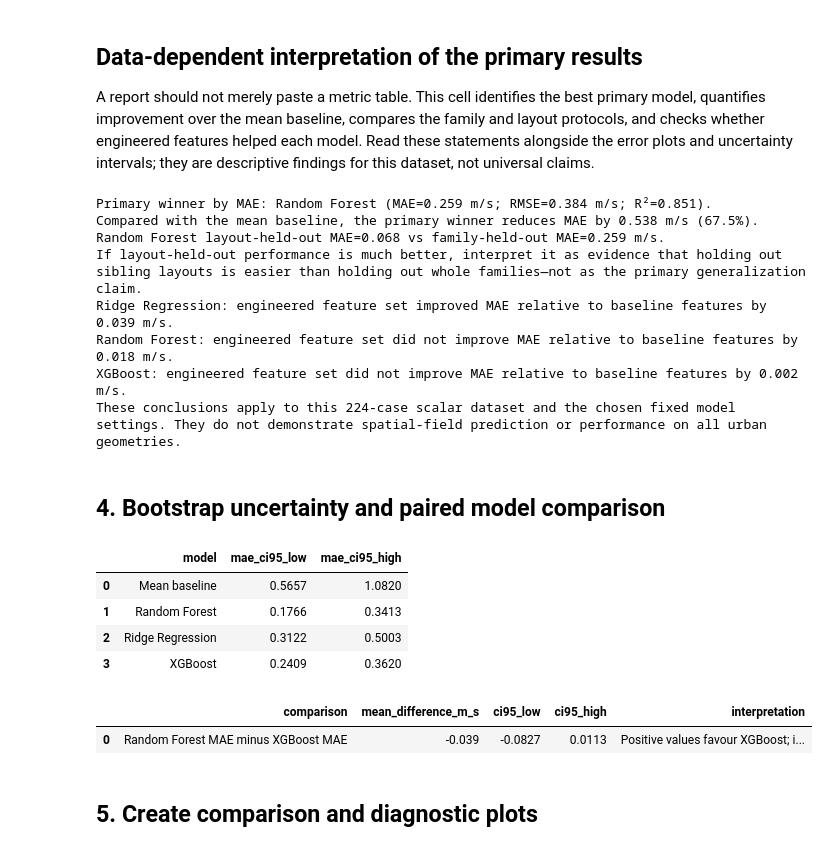
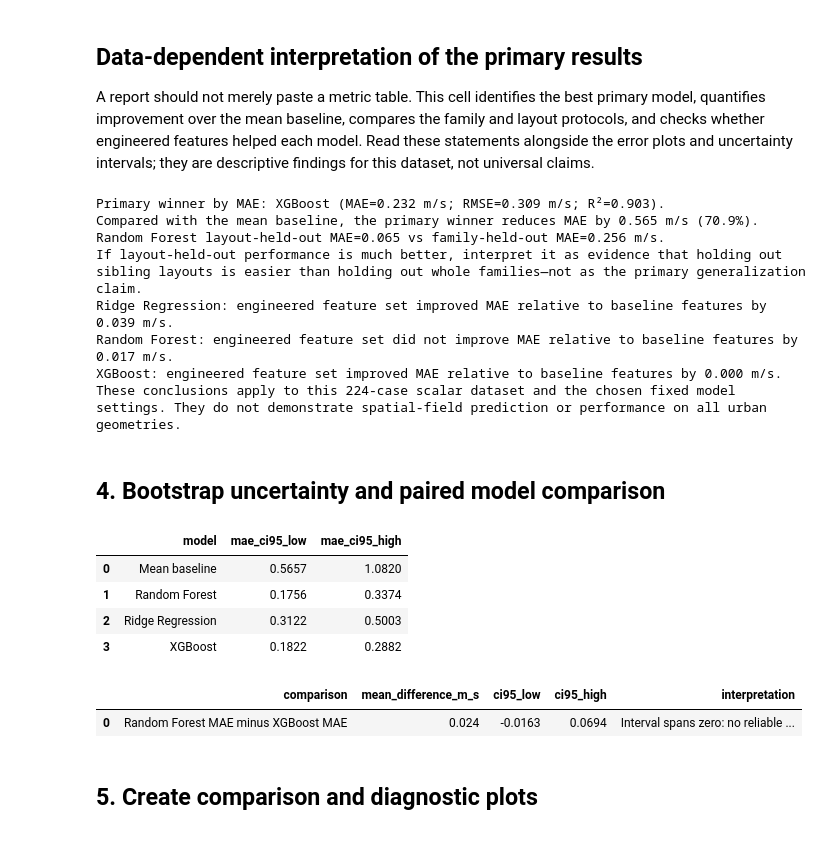
Before and after one commit to aarya-sr/T006-urban-microclimate-modelling, a Jupyter notebook: Machine Learning Pipeline/ML_07_evaluation_comparison.ipynb, the cells around one changed output. Drawn from its saved outputs; the diff is of its cells as text; code cells hidden in the pictures.

```diff
--- a/Machine Learning Pipeline/ML_07_evaluation_comparison.ipynb
+++ b/Machine Learning Pipeline/ML_07_evaluation_comparison.ipynb
@@ -41,6 +41,22 @@ print("Target:", TARGET)
 # %% [output]
 Dataset shape: (224, 22)
 Target: target_U_canopy_mean_m_s
+# %%
+RF_PARAMS = dict(n_estimators=300, min_samples_leaf=2, max_features=0.9,
+                 n_jobs=-1, random_state=42)
+XGB_PARAMS = dict(n_estimators=200, max_depth=2, learning_rate=0.03,
+                  min_child_weight=3, subsample=0.85, colsample_bytree=0.9,
+                  reg_lambda=2.0, objective="reg:squarederror",
+                  tree_method="hist", n_jobs=4, random_state=42)
+
+def mean_importance_table(importance_df):
+    """Sum one-hot columns back to the original feature within each fold,
+    then average across folds."""
+    per_fold = (importance_df
+                .groupby(["fold", "model", "feature"], as_index=False)
+                .importance.sum())
+    return (per_fold.groupby(["model", "feature"], as_index=False)
+            .importance.mean())
 # %% [markdown]
 ## 1. Define metrics, preprocessing and models
 
@@ -53,7 +69,6 @@ from sklearn.linear_model import Ridge
 from sklearn.metrics import mean_absolute_error, mean_squared_error, r2_score
 from sklearn.model_selection import GroupKFold, LeaveOneGroupOut
 from sklearn.pipeline import Pipeline
-from sklearn.preprocessing import OneHotEncoder, StandardScaler
 from sklearn.preprocessing import OneHotEncoder, StandardScaler
 from xgboost import XGBRegressor
 
@@ -70,8 +85,8 @@ def make_models(numeric_features=NUMERIC_FEATURES, categorical_features=CATEGORI
     return {
         "Mean baseline": None,
         "Ridge Regression": Pipeline([("preprocess", linear_pre), ("model", Ridge(alpha=1.0))]),
-        "Random Forest": Pipeline([("preprocess", tree_pre), ("model", RandomForestRegressor(n_estimators=100, min_samples_leaf=2, max_features=0.9, n_jobs=-1, random_state=42))]),
-        "XGBoost": Pipeline([("preprocess", tree_pre), ("model", XGBRegressor(n_estimators=100, max_depth=2, learning_rate=0.03, min_child_weight=3, subsample=0.85, colsample_bytree=0.9, reg_lambda=2.0, objective="reg:squarederror", tree_method="hist", n_jobs=4, random_state=42))]),
+        "Random Forest": Pipeline([("preprocess", tree_pre), ("model", RandomForestRegressor(**RF_PARAMS))]),
+        "XGBoost": Pipeline([("preprocess", tree_pre), ("model", XGBRegressor(**XGB_PARAMS))]),
     }
 
 PROTOCOLS = {
@@ -223,13 +238,13 @@ for model_name in ["Ridge Regression", "Random Forest", "XGBoost"]:
     print(f"{model_name}: engineered feature set {direction} MAE relative to baseline features by {abs(delta):.3f} m/s.")
 print("These conclusions apply to this 224-case scalar dataset and the chosen fixed model settings. They do not demonstrate spatial-field prediction or performance on all urban geometries.")
 # %% [output]
-Primary winner by MAE: Random Forest (MAE=0.259 m/s; RMSE=0.384 m/s; R²=0.851).
-Compared with the mean baseline, the primary winner reduces MAE by 0.538 m/s (67.5%).
-Random Forest layout-held-out MAE=0.068 vs family-held-out MAE=0.259 m/s.
+Primary winner by MAE: XGBoost (MAE=0.232 m/s; RMSE=0.309 m/s; R²=0.903).
+Compared with the mean baseline, the primary winner reduces MAE by 0.565 m/s (70.9%).
+Random Forest layout-held-out MAE=0.065 vs family-held-out MAE=0.256 m/s.
 If layout-held-out performance is much better, interpret it as evidence that holding out sibling layouts is easier than holding out whole families—not as the primary generalization claim.
 Ridge Regression: engineered feature set improved MAE relative to baseline features by 0.039 m/s.
-Random Forest: engineered feature set did not improve MAE relative to baseline features by 0.018 m/s.
-XGBoost: engineered feature set did not improve MAE relative to baseline features by 0.002 m/s.
+Random Forest: engineered feature set did not improve MAE relative to baseline features by 0.017 m/s.
+XGBoost: engineered feature set improved MAE relative to baseline features by 0.000 m/s.
 These conclusions apply to this 224-case scalar dataset and the chosen fixed model settings. They do not demonstrate spatial-field prediction or performance on all urban geometries.
 # %% [markdown]
 ## 4. Bootstrap uncertainty and paired model comparison
@@ -255,43 +270,48 @@ ci_rows = []
 primary = predictions[(predictions.protocol == "family_5fold") & (predictions.feature_set == "engineered")]
 for model_name, group in primary.groupby("model"):
     low, high = family_bootstrap_mae_ci(group)
     ci_rows.append({"model": model_name, "mae_ci95_low": low, "mae_ci95_high": high})
 ci_table = pd.DataFrame(ci_rows)
 display(ci_table.round(4))
 
 rf = primary[primary.model == "Random Forest"].sort_values("simulation_id")
 xgb = primary[primary.model == "XGBoost"].sort_values("simulation_id")
 assert rf.simulation_id.tolist() == xgb.simulation_id.tolist()
 paired = rf[["simulation_id", "family_id", "observed", "predicted"]].merge(
     xgb[["simulation_id", "predicted"]], on="simulation_id", suffixes=("_rf", "_xgb"), validate="one_to_one")
 paired["absolute_error_rf"] = (paired.observed - paired.predicted_rf).abs()
 paired["absolute_error_xgb"] = (paired.observed - paired.predicted_xgb).abs()
 paired["difference_rf_minus_xgb"] = paired.absolute_error_rf - paired.absolute_error_xgb
 # Cluster bootstrap by family for paired MAE difference; positive means XGBoost has lower MAE.
 rng = np.random.default_rng(0)
 families = paired.family_id.unique()
 family_diffs = {fam: paired.loc[paired.family_id == fam, "difference_rf_minus_xgb"].to_numpy() for fam in families}
 boot = []
 for _ in range(1000):
     selected = rng.choice(families, size=len(families), replace=True)
     errors = np.concatenate([family_diffs[fam] for fam in selected])
     boot.append(errors.mean())
+lo, hi = float(np.percentile(boot, 2.5)), float(np.percentile(boot, 97.5))
+mean_diff = float(paired.difference_rf_minus_xgb.mean())
+if lo <= 0 <= hi:
+    verdict = "Interval spans zero: no reliable difference between the models."
+elif mean_diff < 0:
+    verdict = "Random Forest has reliably lower MAE."
+else:
+    verdict = "XGBoost has reliably lower MAE."
 paired_summary = pd.DataFrame([{
     "comparison": "Random Forest MAE minus XGBoost MAE",
-    "mean_difference_m_s": float(paired.difference_rf_minus_xgb.mean()),
-    "ci95_low": float(np.percentile(boot, 2.5)),
-    "ci95_high": float(np.percentile(boot, 97.5)),
-    "interpretation": "Positive values favour XGBoost; interval spanning zero means the difference is uncertain."
-}])
+    "mean_difference_m_s": mean_diff, "ci95_low": lo, "ci95_high": hi,
+    "interpretation": verdict + " Negative values mean Random Forest has the lower error."}])
 display(paired_summary.round(4))
 # %% [output]
 |  | model | mae_ci95_low | mae_ci95_high |
 | 0 | Mean baseline | 0.5657 | 1.0820 |
-| 1 | Random Forest | 0.1766 | 0.3413 |
+| 1 | Random Forest | 0.1756 | 0.3374 |
 | 2 | Ridge Regression | 0.3122 | 0.5003 |
-| 3 | XGBoost | 0.2409 | 0.3620 |
+| 3 | XGBoost | 0.1822 | 0.2882 |
 |  | comparison | mean_difference_m_s | ci95_low | ci95_high | interpretation |
-| 0 | Random Forest MAE minus XGBoost MAE | -0.039 | -0.0827 | 0.0113 | Positive values favour XGBoost; i... |
+| 0 | Random Forest MAE minus XGBoost MAE | 0.024 | -0.0163 | 0.0694 | Interval spans zero: no reliable ... |
 # %% [markdown]
 ## 5. Create comparison and diagnostic plots
 # %%
```
Also changed, not shown: parts of 3 cells of this notebook, 12 other files.
